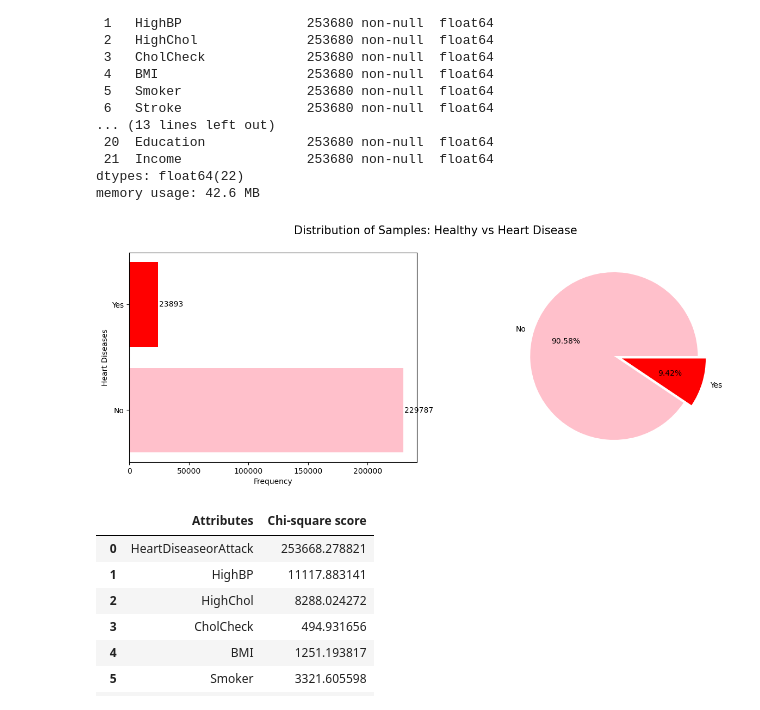
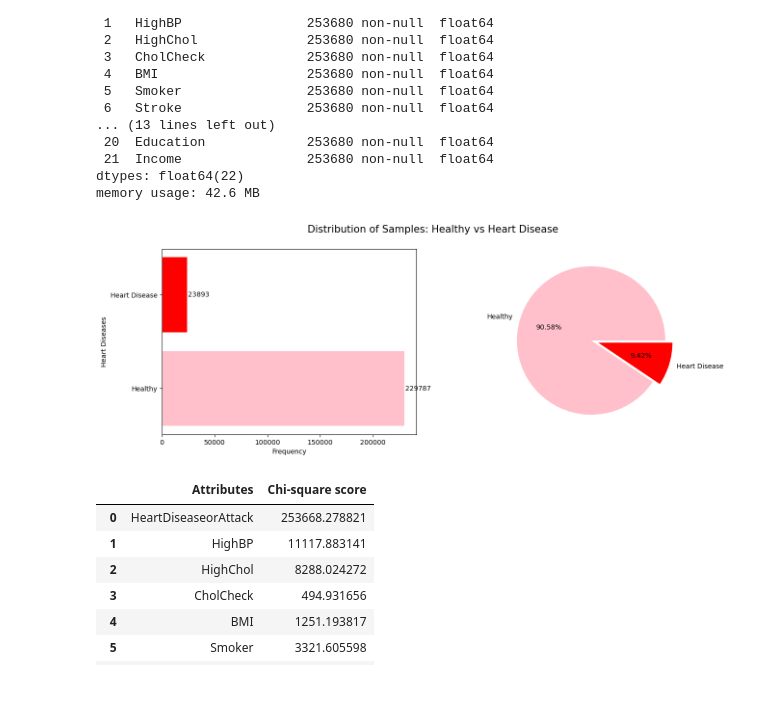
Before and after one commit to StevenDuyVo/Project-4, a Jupyter notebook: heart_disease/heart_disease.ipynb, the cells around one changed output. Cells and saved outputs as stored; diff of their text form; code cells hidden in the pictures.

Commit message:
finalize Graph labels

```diff
--- a/heart_disease/heart_disease.ipynb
+++ b/heart_disease/heart_disease.ipynb
@@ -63,29 +63,29 @@ memory usage: 42.6 MB
 # %%
 # distribution of the classes in training dataset
 targets = data.HeartDiseaseorAttack.value_counts()
 colors = ['pink','red']
 
 # visualization for the bar chart
 figure, axes = plt.subplots(1,2, figsize=(15,5))
 axes[0].barh(y=targets.index, width=targets.values, color=colors)
 axes[0].set_xlabel('Frequency')
 axes[0].set_ylabel('Heart Diseases')
-axes[0].set_yticks([0,1], ['No','Yes'])
+axes[0].set_yticks([0,1], ['Healthy','Heart Disease'])
 
 
 for index, values in enumerate(targets):
     axes[0].text(values+1000, index, str(values), va='center')
 
 # visualization for the pie chart
-axes[1].pie(targets.values, labels=['No','Yes'], autopct='%.2f%%', explode=([0.05]*len(targets.index)), colors=colors)
+axes[1].pie(targets.values, labels=['Healthy','Heart Disease'], autopct='%.2f%%', explode=([0.05]*len(targets.index)), colors=colors)
 
 #Title of chart
 figure.suptitle('Distribution of Samples: Healthy vs Heart Disease', fontsize=15)
 
 #Show the Chart
 plt.show()
 # %% [output]
-[figure, old version]
+[figure, new version]
 # %%
 from scipy.stats import chi2_contingency
 
```
Also changed, not shown: parts of 2 cells of this notebook.
